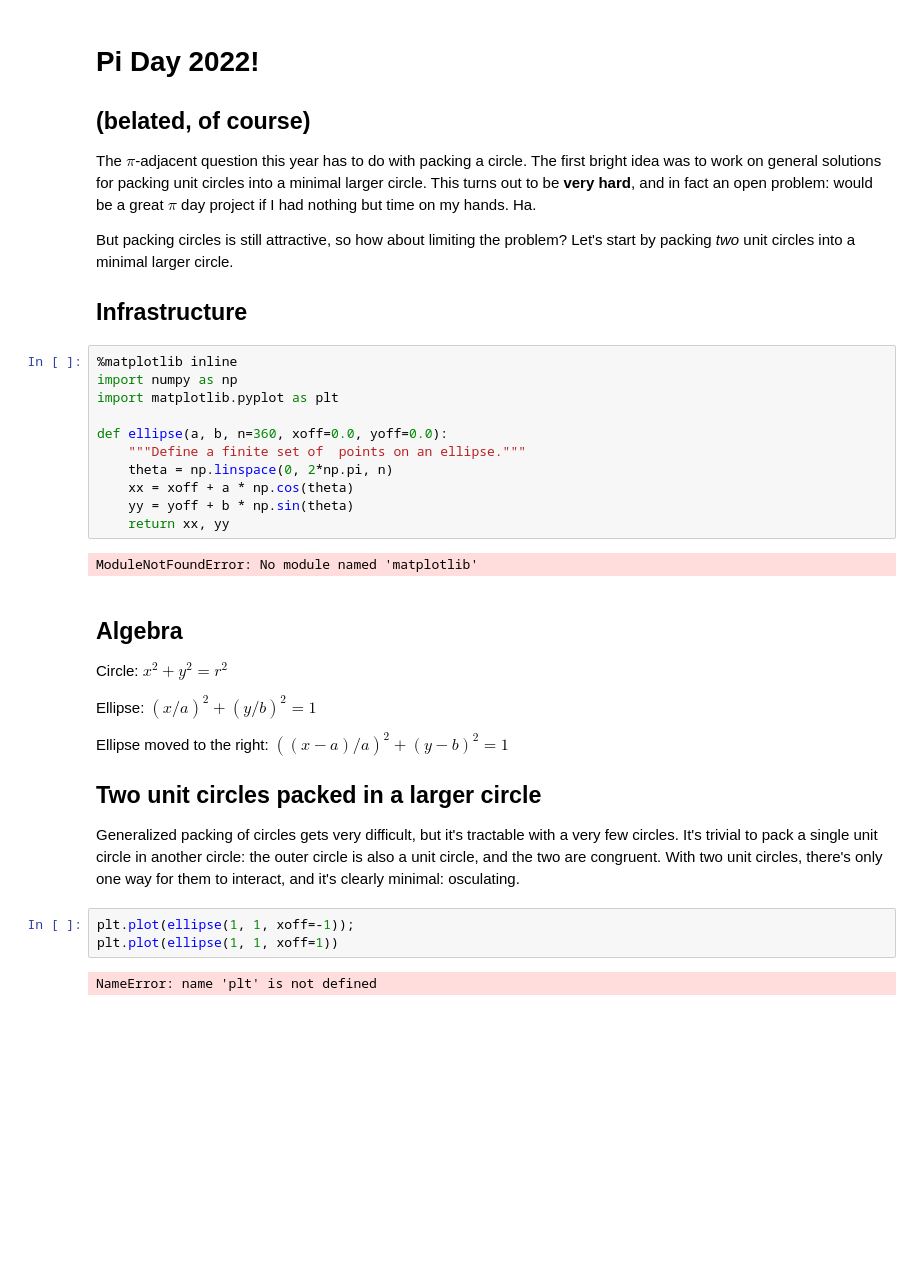
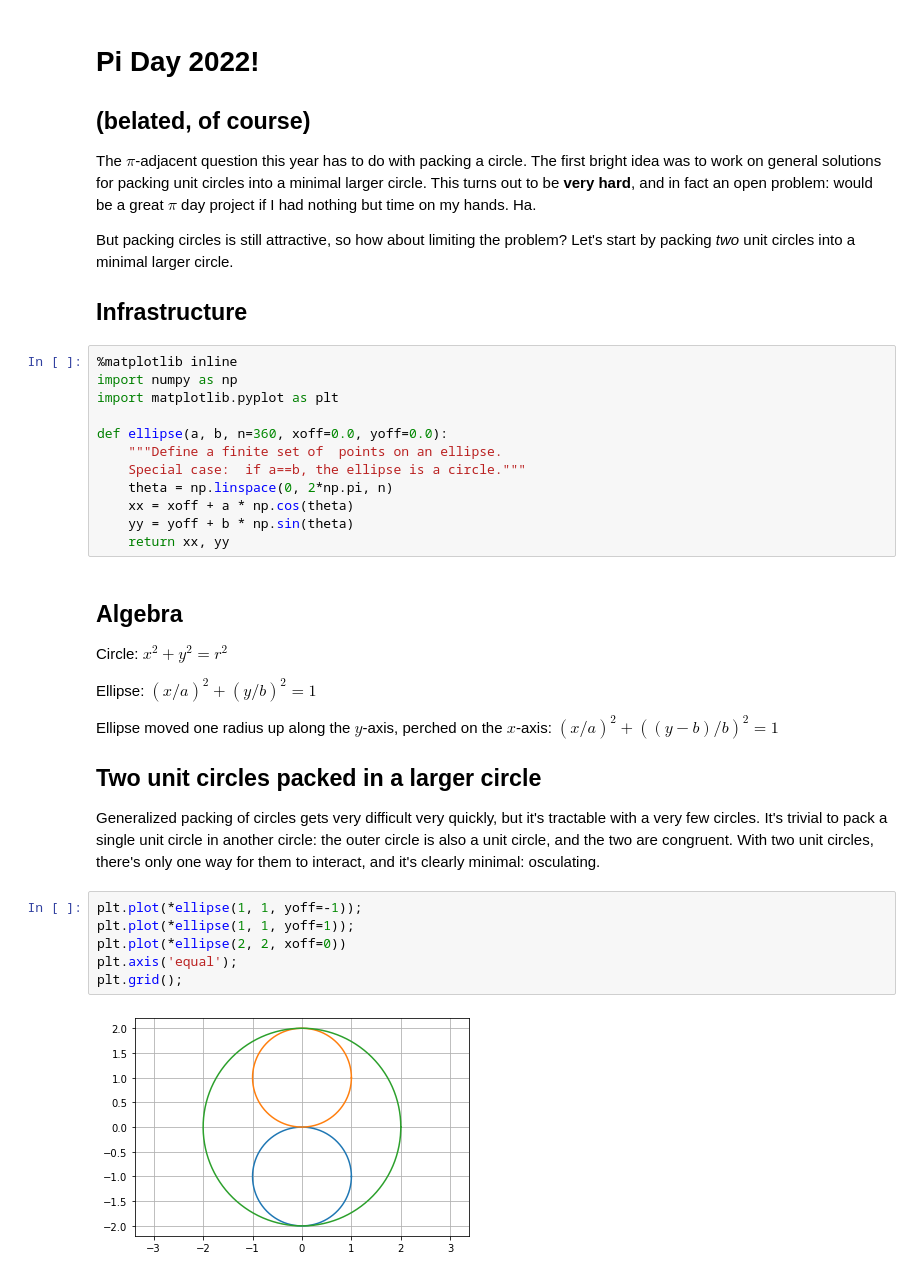
Before and after one commit to vobine/hacks, a Jupyter notebook: Pi2022.ipynb, the cells around one changed output. Saved outputs shown, nothing was run; the diff lists cells and outputs as text; blank space fills up the shorter version.

```diff
--- a/Pi2022.ipynb
+++ b/Pi2022.ipynb
@@ -13,13 +13,12 @@ import numpy as np
 import matplotlib.pyplot as plt
 
 def ellipse(a, b, n=360, xoff=0.0, yoff=0.0):
-    """Define a finite set of  points on an ellipse."""
+    """Define a finite set of  points on an ellipse.
+    Special case:  if a==b, the ellipse is a circle."""
     theta = np.linspace(0, 2*np.pi, n)
     xx = xoff + a * np.cos(theta)
     yy = yoff + b * np.sin(theta)
     return xx, yy
-# %% [output]
-ModuleNotFoundError: No module named 'matplotlib'
 # %% [markdown]
 ## Algebra
 
@@ -27,13 +26,16 @@ Circle:  $x^2 + y^2 = r^2$
 
 Ellipse:  $(x/a)^2 + (y/b)^2 = 1$
 
-Ellipse moved to the right:  $((x-a)/a)^2 + (y-b)^2 = 1$
+Ellipse moved one radius up along the $y$-axis, perched on the $x$-axis:  $(x/a)^2 + ((y-b)/b)^2 = 1$
 
 ## Two unit circles packed in a larger circle
 
-Generalized packing of circles gets very difficult, but it's tractable with a very few circles.  It's trivial to pack a single unit circle in another circle:  the outer circle is also a unit circle, and the two are congruent.  With two unit circles, there's only one way for them to interact, and it's clearly minimal:  osculating.
+Generalized packing of circles gets very difficult very quickly, but it's tractable with a very few circles.  It's trivial to pack a single unit circle in another circle:  the outer circle is also a unit circle, and the two are congruent.  With two unit circles, there's only one way for them to interact, and it's clearly minimal:  osculating.
 # %%
-plt.plot(ellipse(1, 1, xoff=-1));
-plt.plot(ellipse(1, 1, xoff=1))
+plt.plot(*ellipse(1, 1, yoff=-1));
+plt.plot(*ellipse(1, 1, yoff=1));
+plt.plot(*ellipse(2, 2, xoff=0))
+plt.axis('equal');
+plt.grid();
 # %% [output]
-NameError: name 'plt' is not defined
+[figure, added]
```
Also changed, not shown: parts of 7 cells of this notebook.
